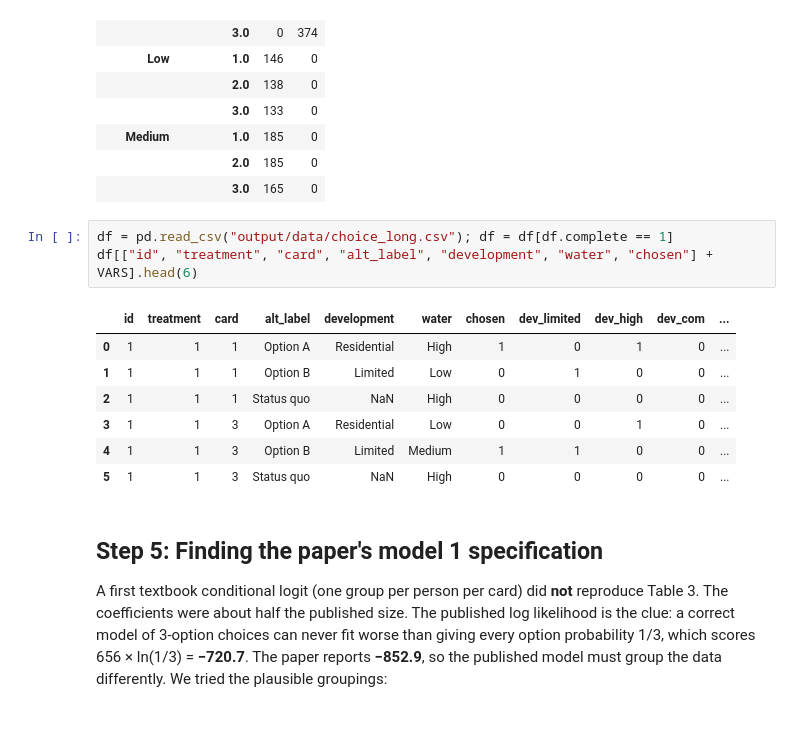
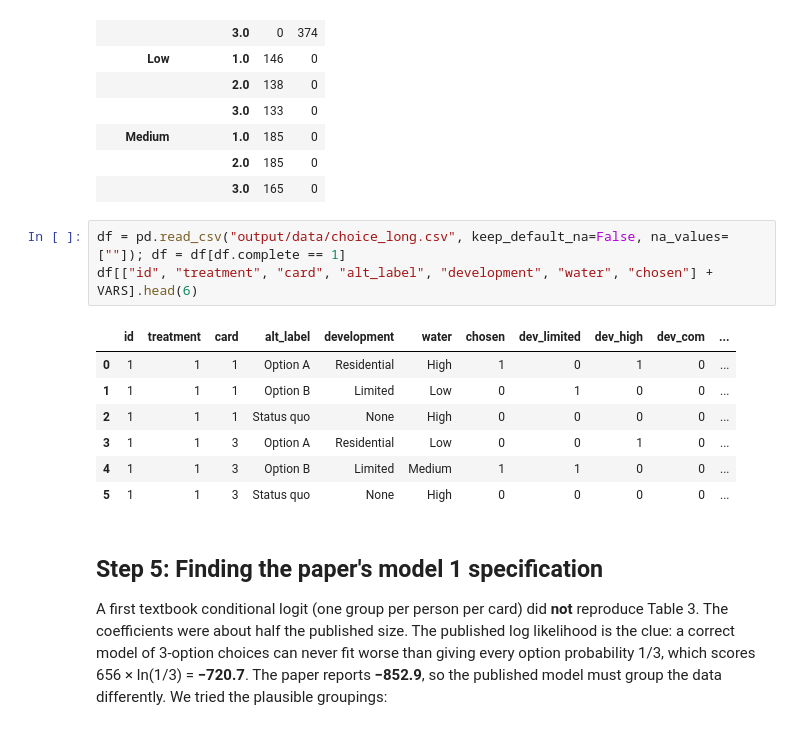
Before and after one commit to matthewstar05/MSQE_Stuff, a Jupyter notebook: SS1-ECON5560-AppliedEconProj1/Replication-Project/Data-Parsing/replication_walkthrough.ipynb, the cells around one changed output. Saved outputs shown, nothing was run; the diff lists cells and outputs as text.

Commit message:
ECON5560 dashboard: fix narrow-screen overflow and 'None' labels parsed as missing
Co-Authored-By: Claude Opus 5.5 <noreply@anthropic.com>

```diff
--- a/SS1-ECON5560-AppliedEconProj1/Replication-Project/Data-Parsing/replication_walkthrough.ipynb
+++ b/SS1-ECON5560-AppliedEconProj1/Replication-Project/Data-Parsing/replication_walkthrough.ipynb
@@ -165,16 +165,16 @@ pd.crosstab([raw.waterquality.map({1: "High", 2: "Medium", 3: "Low"}), raw.treat
 |  | 2.0 | 185 | 0 |
 |  | 3.0 | 165 | 0 |
 # %%
-df = pd.read_csv("output/data/choice_long.csv"); df = df[df.complete == 1]
+df = pd.read_csv("output/data/choice_long.csv", keep_default_na=False, na_values=[""]); df = df[df.complete == 1]
 df[["id", "treatment", "card", "alt_label", "development", "water", "chosen"] + VARS].head(6)
 # %% [output]
 |  | id | treatment | card | alt_label | development | water | chosen | dev_limited | dev_high | dev_com | ... |
 | 0 | 1 | 1 | 1 | Option A | Residential | High | 1 | 0 | 1 | 0 | ... |
 | 1 | 1 | 1 | 1 | Option B | Limited | Low | 0 | 1 | 0 | 0 | ... |
-| 2 | 1 | 1 | 1 | Status quo | NaN | High | 0 | 0 | 0 | 0 | ... |
+| 2 | 1 | 1 | 1 | Status quo | None | High | 0 | 0 | 0 | 0 | ... |
 | 3 | 1 | 1 | 3 | Option A | Residential | Low | 0 | 0 | 1 | 0 | ... |
 | 4 | 1 | 1 | 3 | Option B | Limited | Medium | 1 | 1 | 0 | 0 | ... |
-| 5 | 1 | 1 | 3 | Status quo | NaN | High | 0 | 0 | 0 | 0 | ... |
+| 5 | 1 | 1 | 3 | Status quo | None | High | 0 | 0 | 0 | 0 | ... |
 # %% [markdown]
 ## Step 5: Finding the paper's model 1 specification
 A first textbook conditional logit (one group per person per card) did **not** reproduce Table 3. The coefficients were about half the published size. The published log likelihood is the clue: a correct model of 3-option choices can never fit worse than giving every option probability 1/3, which scores 656 × ln(1/3) = **−720.7**. The paper reports **−852.9**, so the published model must group the data differently. We tried the plausible groupings:
```
Also changed, not shown: parts of 2 cells of this notebook, 8 other files.
